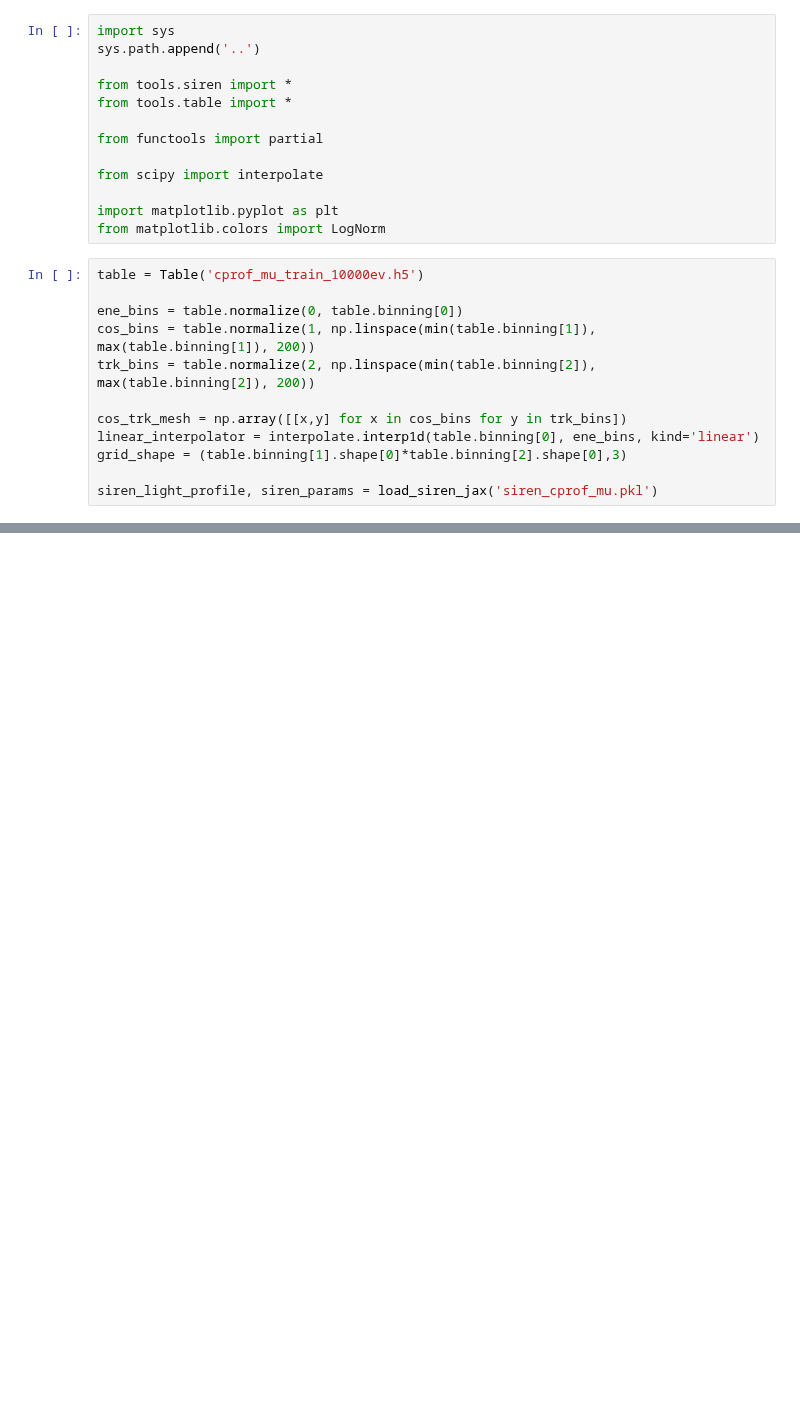
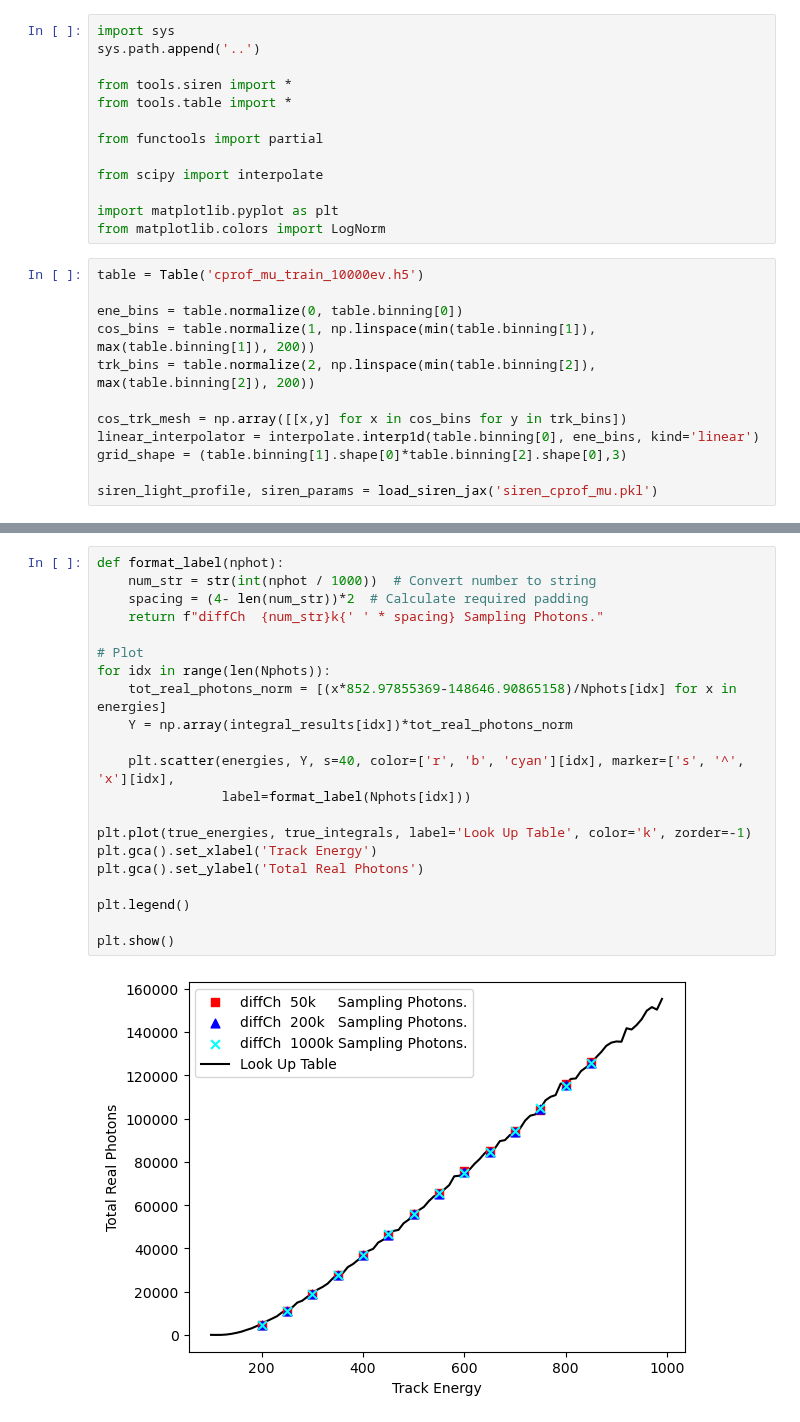
Before and after one commit to CIDeR-ML/LUCiD, a Jupyter notebook: siren/siren_n_photon_integral.ipynb, the cells around one changed output, grey strips where cells are left out. Saved outputs shown, nothing was run; the diff lists cells and outputs as text; blank space fills up the shorter version.

```diff
--- a/siren/siren_n_photon_integral.ipynb
+++ b/siren/siren_n_photon_integral.ipynb
@@ -128,0 +84,23 @@ plt.plot(energies, siren_inverse_norm*siren_integral_from_fit)
+# %%
+def format_label(nphot):
+    num_str = str(int(nphot / 1000))  # Convert number to string
+    spacing = (4- len(num_str))*2  # Calculate required padding
+    return f"diffCh  {num_str}k{' ' * spacing} Sampling Photons."
+
+# Plot
+for idx in range(len(Nphots)):
+    tot_real_photons_norm = [(x*852.97855369-148646.90865158)/Nphots[idx] for x in energies]
+    Y = np.array(integral_results[idx])*tot_real_photons_norm
+
+    plt.scatter(energies, Y, s=40, color=['r', 'b', 'cyan'][idx], marker=['s', '^', 'x'][idx],
+                label=format_label(Nphots[idx]))
+
+plt.plot(true_energies, true_integrals, label='Look Up Table', color='k', zorder=-1)
+plt.gca().set_xlabel('Track Energy')
+plt.gca().set_ylabel('Total Real Photons')
+
+plt.legend()
+
+plt.show()
+# %% [output]
+[figure, added]
```
Also changed, not shown: parts of 10 cells of this notebook, 3 other files.
